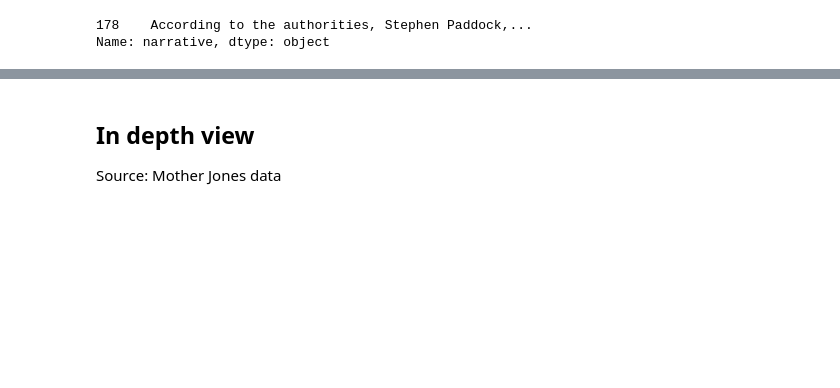
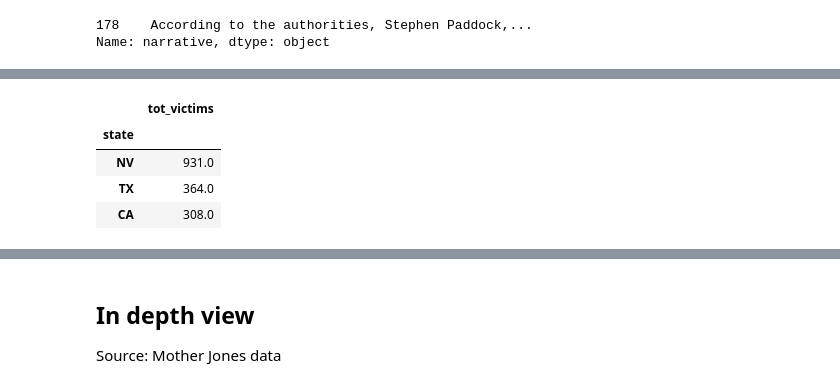
Before and after one commit to aaas24/code_library, a Jupyter notebook: us_gun_violence/us_gun_violence.ipynb, the cells around one changed output, grey strips where cells are left out. Cells and saved outputs as stored; diff of their text form; code cells hidden in the pictures; blank space fills up the shorter version.

```diff
--- a/us_gun_violence/us_gun_violence.ipynb
+++ b/us_gun_violence/us_gun_violence.ipynb
@@ -399,0 +591,18 @@ Name: narrative, dtype: object
+# %%
+#sum victims last decade
+last_year=df2_incidents.date.dt.year.max()
+state_victims_last_decade=(df2_incidents
+      [df2_incidents.date.dt.year>=last_year-10]
+      .groupby(df2_incidents.state)
+      .agg(
+          tot_victims=pd.NamedAgg(column="tot_victims", aggfunc="sum")
+       )
+      .sort_values(by='tot_victims', ascending=False)
+)
+state_victims_last_decade.head(3)
+# %% [output]
+|  | tot_victims |
+| state |  |
+| NV | 931.0 |
+| TX | 364.0 |
+| CA | 308.0 |
```
Also changed, not shown: parts of 25 cells of this notebook, 18 other files.
